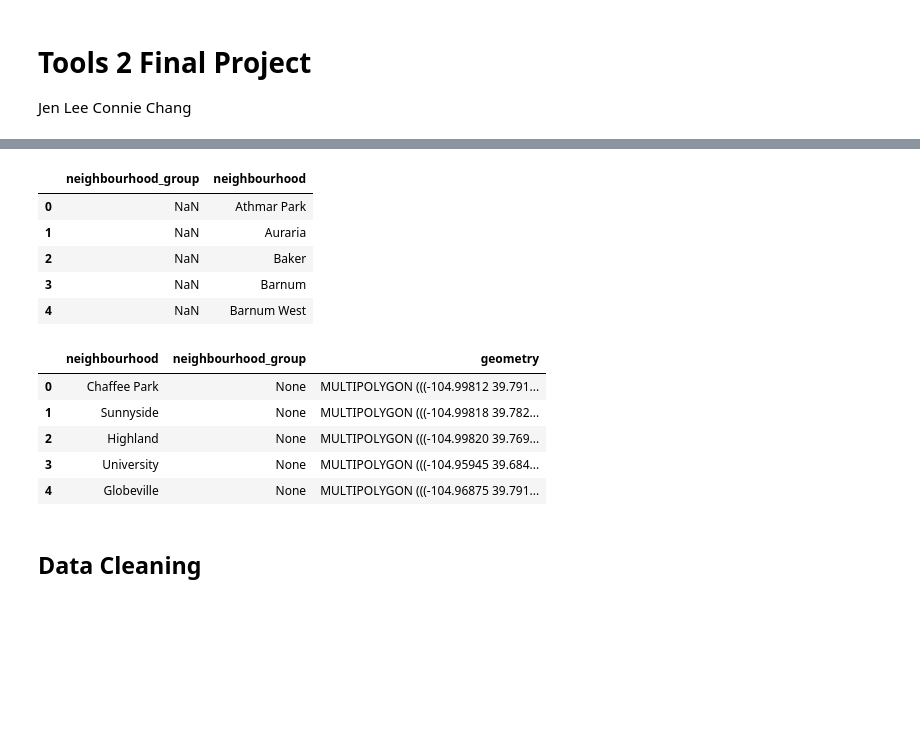
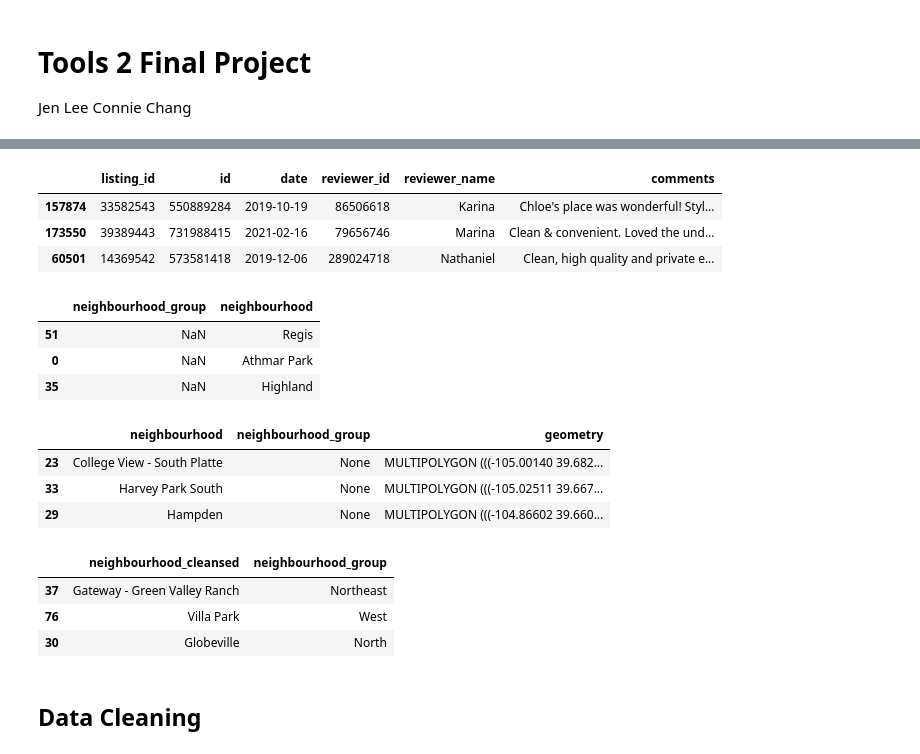
Before and after one commit to jeniscool/tools2-final-project, a Jupyter notebook: final_project_notebook.ipynb, the cells around one changed output, grey strips where cells are left out. Cells and saved outputs as stored; diff of their text form; code cells hidden in the pictures; blank space fills up the shorter version.

```diff
--- a/final_project_notebook.ipynb
+++ b/final_project_notebook.ipynb
@@ -66,23 +50,38 @@ reviews.head()
+# %%
+# reviews.csv
+reviews = pd.read_csv("./data/denver_03_29_2021/reviews.csv")
+reviews.sample(3)
+# %% [output]
+|  | listing_id | id | date | reviewer_id | reviewer_name | comments |
+| 157874 | 33582543 | 550889284 | 2019-10-19 | 86506618 | Karina | Chloe's place was wonderful! Styl... |
+| 173550 | 39389443 | 731988415 | 2021-02-16 | 79656746 | Marina | Clean & convenient. Loved the und... |
+| 60501 | 14369542 | 573581418 | 2019-12-06 | 289024718 | Nathaniel | Clean, high quality and private e... |
 # %%
 # neighbourhoods.csv
 neighborhoods = pd.read_csv("./data/denver_03_29_2021/neighbourhoods.csv")
-neighborhoods.head()
+neighborhoods.sample(3)
 # %% [output]
 |  | neighbourhood_group | neighbourhood |
+| 51 | NaN | Regis |
 | 0 | NaN | Athmar Park |
-| 1 | NaN | Auraria |
-| 2 | NaN | Baker |
-| 3 | NaN | Barnum |
-| 4 | NaN | Barnum West |
+| 35 | NaN | Highland |
 # %%
+# neighbourhoods.geojson
 neighborhoods_gdf = gpd.read_file("./data/denver_03_29_2021/neighbourhoods.geojson")
-neighborhoods_gdf.head()
+neighborhoods_gdf.sample(3)
 # %% [output]
 |  | neighbourhood | neighbourhood_group | geometry |
-| 0 | Chaffee Park | None | MULTIPOLYGON (((-104.99812 39.791... |
-| 1 | Sunnyside | None | MULTIPOLYGON (((-104.99818 39.782... |
-| 2 | Highland | None | MULTIPOLYGON (((-104.99820 39.769... |
-| 3 | University | None | MULTIPOLYGON (((-104.95945 39.684... |
-| 4 | Globeville | None | MULTIPOLYGON (((-104.96875 39.791... |
+| 23 | College View - South Platte | None | MULTIPOLYGON (((-105.00140 39.682... |
+| 33 | Harvey Park South | None | MULTIPOLYGON (((-105.02511 39.667... |
+| 29 | Hampden | None | MULTIPOLYGON (((-104.86602 39.660... |
+# %%
+# neighbourhoods_den.csv
+neighbourhoods_group = pd.read_csv("./data/neighbourhoods_den.csv")
+neighbourhoods_group.sample(3)
+# %% [output]
+|  | neighbourhood_cleansed | neighbourhood_group |
+| 37 | Gateway - Green Valley Ranch | Northeast |
+| 76 | Villa Park | West |
+| 30 | Globeville | North |
 # %% [markdown]
 ## Data Cleaning
```
Also changed, not shown: parts of 56 cells of this notebook, 1 other file.
